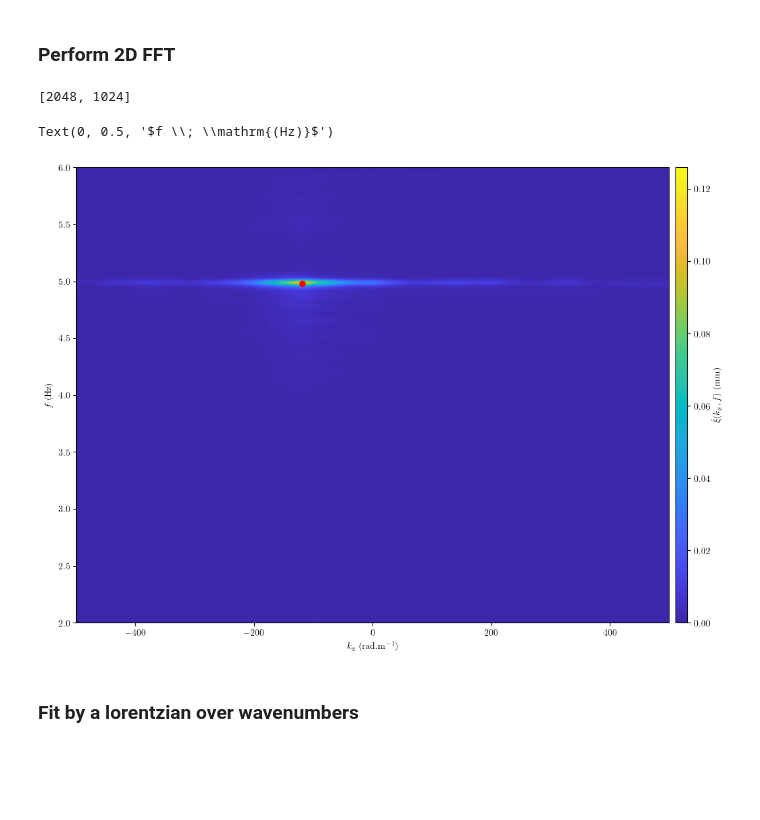
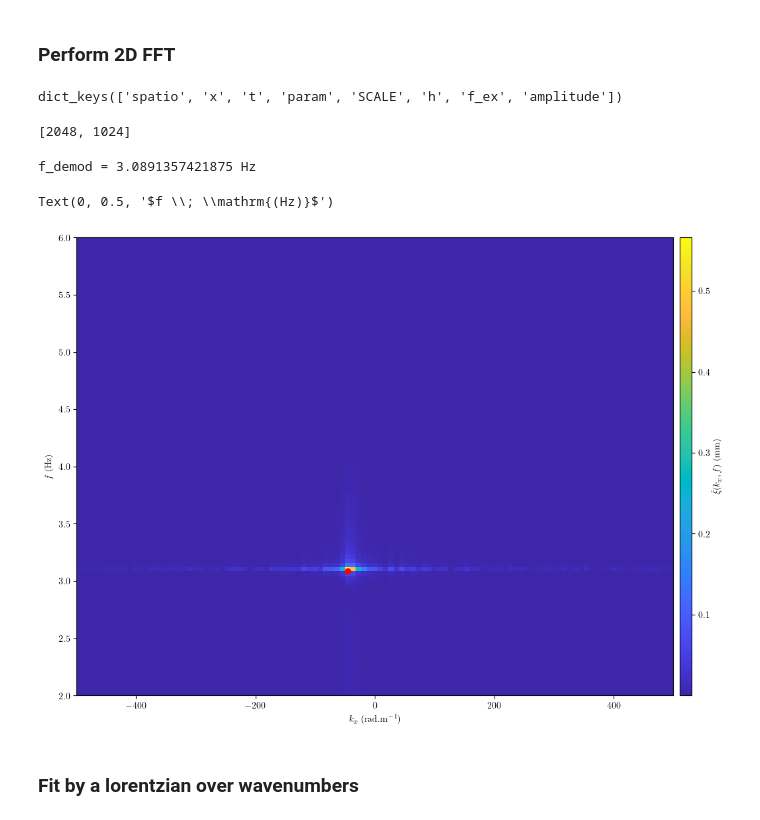
Before and after one commit to Turbotice/icewave, a Jupyter notebook: icewave/sebastien/lab_frasil/notebook_laser_attenuation_lorentz.ipynb, the cells around one changed output. Saved outputs shown, nothing was run; the diff lists cells and outputs as text; code cells hidden in the pictures; blank space fills up the shorter version.

Commit message:
Update scripts lab frasil

```diff
--- a/icewave/sebastien/lab_frasil/notebook_laser_attenuation_lorentz.ipynb
+++ b/icewave/sebastien/lab_frasil/notebook_laser_attenuation_lorentz.ipynb
@@ -62,12 +65,10 @@ def save_first_frame(data,results_folder):
     plt.savefig(figname + '.png', bbox_inches='tight')
     plt.close(fig)
 
-def FFT2D_positive_freq(data):
+def FFT2D_positive_freq(spatio,facq):
     """ Compute FFT2 of spatio-temporal signal, and keep only part with positive frequency
     """
-
-    facq = [data['SCALE']['facq_pix'],data['SCALE']['facq_t']]
-    shift,k,omega = FT.fft_2D(data['spatio'],facq)
+    shift,k,omega = FT.fft_2D(spatio,facq)
     freq = omega/2/np.pi
 
     positive_shift = shift[:,shift.shape[1]//2:]
@@ -201,9 +202,9 @@ def process_single_experiment(data,main_results_folder):
 # %% [markdown]
 ## Import data
 # %%
-h = 7.5 # thickness in mm
-date = '2024_07_11'
-main_path = f'F:/Aurore_frasil/{date}_e_{h}mm_laser/'
+h = 2.5 # thickness in mm
+date = '2024_07_10'
+main_path = f'U:/Aurore_frasil/{date}_e_{h}mm_laser/'
 path2data = f'{main_path}Laser_extraction/'
 filelist = glob.glob(f'{path2data}scaled_laser_structure*')
 
@@ -211,7 +212,7 @@ main_results_folder = f'{main_path}Laser_attenuation/'
 if not os.path.isdir(main_results_folder):
     os.mkdir(main_results_folder)
 
-idx = 20
+idx = 0
 file2load = filelist[idx]
 with open(file2load,'rb') as pf:
     data = pickle.load(pf)
@@ -258,8 +249,19 @@ ax.set_ylim([0,5])
 # %% [markdown]
 ### Perform 2D FFT
+# %%
+data.keys()
+# %% [output]
+dict_keys(['spatio', 'x', 't', 'param', 'SCALE', 'h', 'f_ex', 'amplitude'])
 # %%
 # Compute FFT2D
-positive_shift,k,positive_freq = FFT2D_positive_freq(data)
+facq = [data['SCALE']['facq_pix'],data['SCALE']['facq_t']]
+shift,k,freq = FFT2D_positive_freq(data['spatio'],facq)
+
+# keep frequencies higher than threshold
+threshold_freq = 0.5
+mask = freq > threshold_freq
+positive_freq = freq[mask]
+positive_shift = shift[:,mask]
 
 # find maximum
 idx_max = np.argmax(abs(positive_shift).flatten())
@@ -269,23 +271,25 @@ unravel_coords = np.unravel_index(idx_max,positive_shift.shape)
 # %%
 fig, ax = plt.subplots(figsize = (12,9))
 c = ax.imshow(abs(positive_shift).T*1e3,cmap = parula_map,aspect = 'auto',norm = 'linear',origin = 'lower',
-              interpolation = 'gaussian', extent = (k.min(),k.max(),positive_freq.min(),positive_freq.max()))
+             extent = (k.min(),k.max(),positive_freq.min(),positive_freq.max()))
 
 ax.set_ylim([2,6])
 ax.set_xlim([-500,500])
 ax.plot(k[unravel_coords[0]],positive_freq[unravel_coords[1]],'ro')
+print(f'f_demod = {positive_freq[unravel_coords[1]]} Hz')
 
 divider = make_axes_locatable(ax)
 cax = divider.append_axes("right", size="2%", pad=0.1)
 
 cbar = plt.colorbar(c,cax = cax)
 cbar.set_label(r'$\hat{\xi} (k_x,f) \; \mathrm{(mm)}$',labelpad = 1)
 
 ax.set_xlabel(r'$k_x \; \mathrm{(rad.m^{-1})}$',labelpad = 5)
 ax.set_ylabel(r'$f \; \mathrm{(Hz)}$',labelpad = 5)
 # %% [output]
-Text(0, 0.5, '$f \\; \\mathrm{(Hz)}$')
+f_demod = 3.0891357421875 Hz
+Text(0, 0.5, '$f \\; \\mathrm{(Hz)}$')
-[figure, old version]
+[figure, new version]
 # %% [markdown]
 ### Fit by a lorentzian over wavenumbers
 # %%
```
Also changed, not shown: parts of 7 cells of this notebook, 8 other files.
